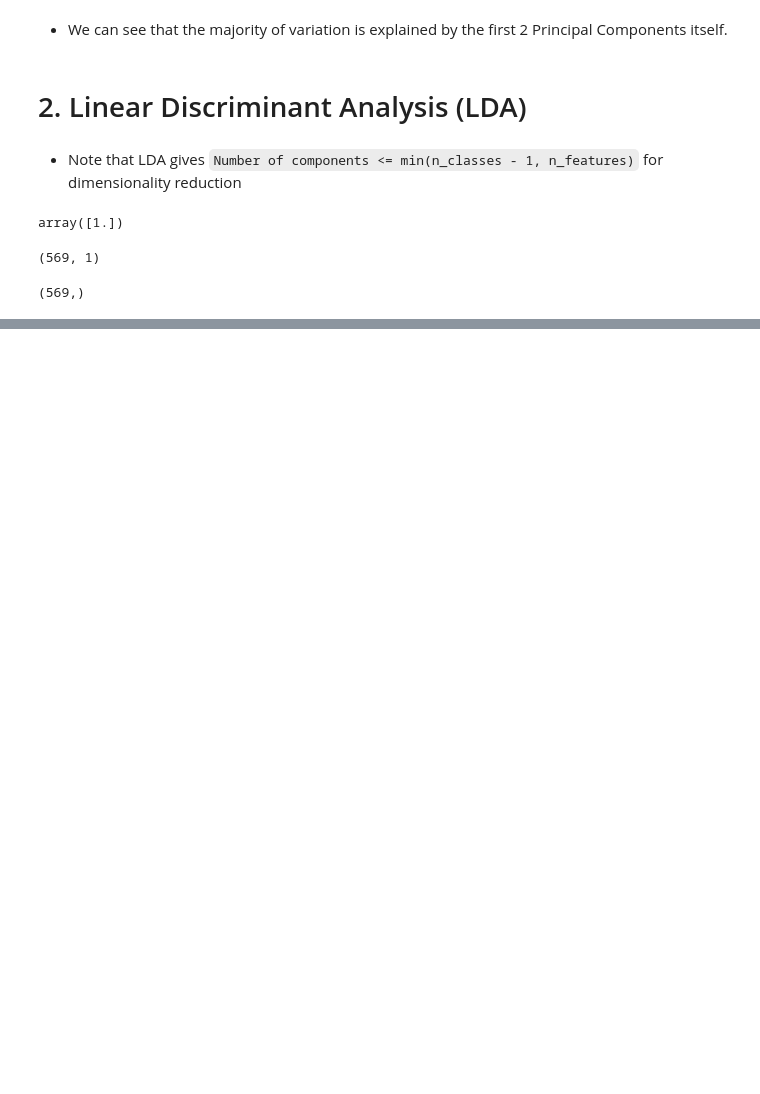
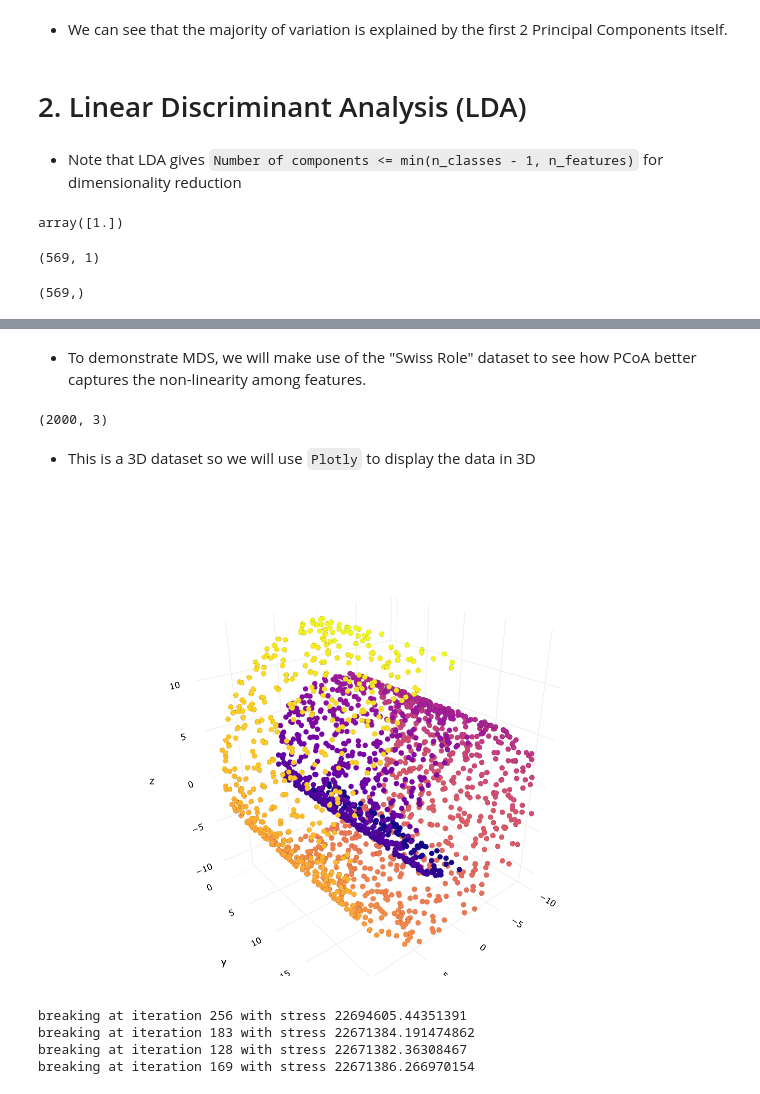
Before and after one commit to faheemrajwadkar/Dimensionality-Reduction, a Jupyter notebook: Dimensionality Reduction Techniques.ipynb, the cells around one changed output, grey strips where cells are left out. Saved outputs shown, nothing was run; the diff lists cells and outputs as text; code cells hidden in the pictures; blank space fills up the shorter version.

```diff
--- a/Dimensionality Reduction Techniques.ipynb
+++ b/Dimensionality Reduction Techniques.ipynb
@@ -206,0 +214,78 @@ sns.scatterplot(x = lda_data.reshape([569]), y = np.zeros_like(lda_data.reshape(
+# %% [markdown]
+- To demonstrate MDS, we will make use of the "Swiss Role" dataset to see how PCoA better captures the non-linearity among features.
+# %%
+from sklearn.datasets import make_swiss_roll
+
+X, y = make_swiss_roll(n_samples=2000, noise = 0.05)
+
+X.shape
+# %% [output]
+(2000, 3)
+# %% [markdown]
+- This is a 3D dataset so we will use `Plotly` to display the data in 3D
+# %%
+import plotly.express as px
+
+## init 3d scatter plot
+fig = px.scatter_3d(x = X[:, 0], y =X[:, 1], z = X[:, 2], color=y)
+
+## plot and view settings
+fig.update_layout(showlegend = False,
+                  scene_camera = dict(up = dict(x = 0, y = 0, z = 0.5),
+                                      center = dict(x = 0, y = 0, z = 0.1),
+                                      eye = dict(x = 1.25, y = 1.5, z = 1)
+                                      ),
+                  scene = dict(xaxis = dict(backgroundcolor = 'white',
+                                            color = 'black',
+                                            gridcolor = '#f0f0f0',
+                                            title_font = dict(size = 10),
+                                            tickfont = dict(size = 10)
+                                            ),
+                               yaxis = dict(backgroundcolor = 'white',
+                                            color = 'black',
+                                            gridcolor = '#f0f0f0',
+                                            title_font = dict(size = 10),
+                                            tickfont = dict(size = 10)
+                                            ),
+                               zaxis = dict(backgroundcolor = 'white',
+                                            color = 'black',
+                                            gridcolor = '#f0f0f0',
+                                            title_font = dict(size = 10),
+                                            tickfont = dict(size = 10)
+                                            )))
+
+# markers
+fig.update_traces(marker = dict(size = 3,
+                                line = dict(color = 'black', width = 0.05)))
+
+## hide color scale
+fig.update(layout_coloraxis_showscale = False)
+
+fig.update_layout(
+    margin=dict(l=25, r=25, t=25, b=15),
+    width=500,
+    height=500
+)
+
+fig.show()
+# %% [output]
+[figure, added]
+# %%
+from sklearn.manifold import MDS
+
+model = MDS(n_components=2,
+            metric = True,         # perform Metric MDS
+            n_init=4,
+            max_iter = 300,
+            verbose = 1,
+            eps = 0.001,
+            random_state = 42,
+            dissimilarity = 'euclidean'
+           )
+
+X_mds = model.fit_transform(X)
+# %% [output]
+breaking at iteration 256 with stress 22694605.44351391
+breaking at iteration 183 with stress 22671384.191474862
+breaking at iteration 128 with stress 22671382.36308467
+breaking at iteration 169 with stress 22671386.266970154
```
Also changed, not shown: parts of 16 cells of this notebook.
